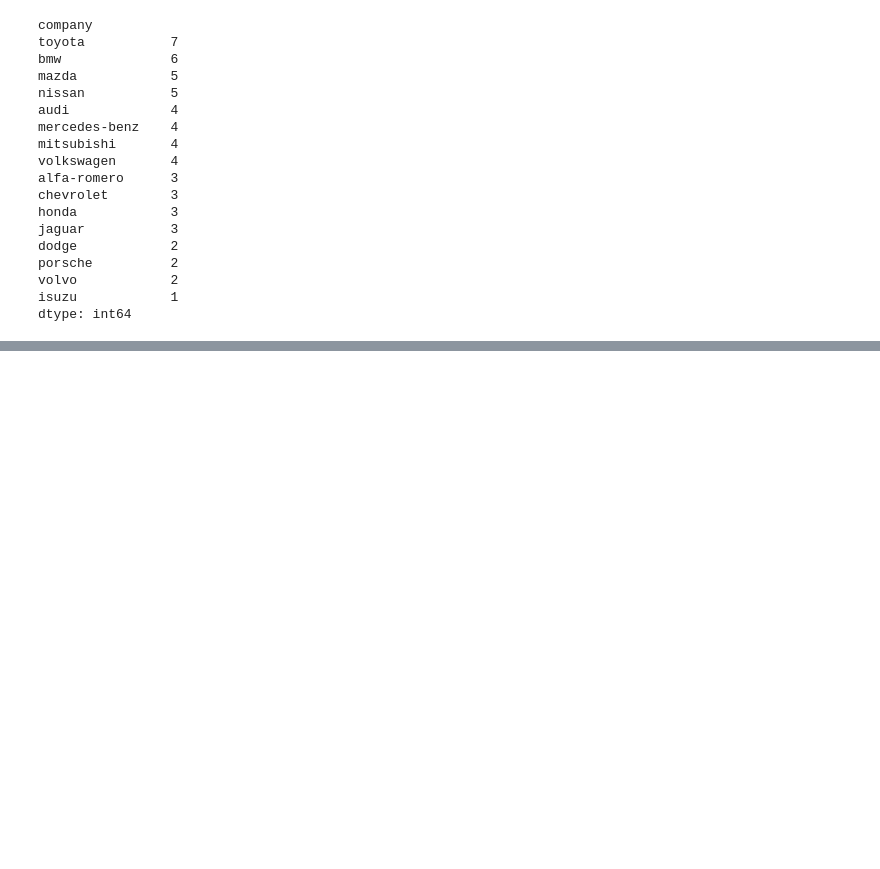
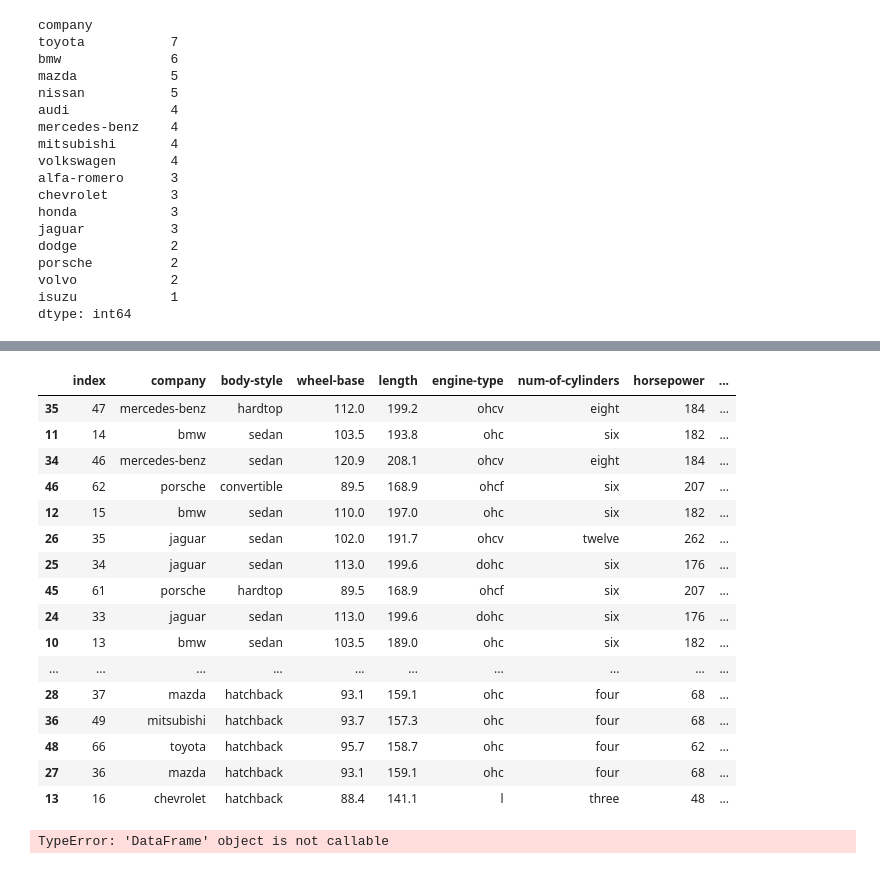
Before and after one commit to AyoubDaoudia/python-bootcamp, a Jupyter notebook: exercices/part3/Untitled.ipynb, the cells around one changed output, grey strips where cells are left out. Drawn from its saved outputs; the diff is of its cells as text; code cells hidden in the pictures; blank space fills up the shorter version.

```diff
--- a/exercices/part3/Untitled.ipynb
+++ b/exercices/part3/Untitled.ipynb
@@ -111,0 +138,27 @@ det =
+# %%
+df.sort_values('price',ascending = False)
+# %% [output]
+|  | index | company | body-style | wheel-base | length | engine-type | num-of-cylinders | horsepower | ... |
+| 35 | 47 | mercedes-benz | hardtop | 112.0 | 199.2 | ohcv | eight | 184 | ... |
+| 11 | 14 | bmw | sedan | 103.5 | 193.8 | ohc | six | 182 | ... |
+| 34 | 46 | mercedes-benz | sedan | 120.9 | 208.1 | ohcv | eight | 184 | ... |
+| 46 | 62 | porsche | convertible | 89.5 | 168.9 | ohcf | six | 207 | ... |
+| 12 | 15 | bmw | sedan | 110.0 | 197.0 | ohc | six | 182 | ... |
+| 26 | 35 | jaguar | sedan | 102.0 | 191.7 | ohcv | twelve | 262 | ... |
+| 25 | 34 | jaguar | sedan | 113.0 | 199.6 | dohc | six | 176 | ... |
+| 45 | 61 | porsche | hardtop | 89.5 | 168.9 | ohcf | six | 207 | ... |
+| 24 | 33 | jaguar | sedan | 113.0 | 199.6 | dohc | six | 176 | ... |
+| 10 | 13 | bmw | sedan | 103.5 | 189.0 | ohc | six | 182 | ... |
+| ... | ... | ... | ... | ... | ... | ... | ... | ... | ... |
+| 28 | 37 | mazda | hatchback | 93.1 | 159.1 | ohc | four | 68 | ... |
+| 36 | 49 | mitsubishi | hatchback | 93.7 | 157.3 | ohc | four | 68 | ... |
+| 48 | 66 | toyota | hatchback | 95.7 | 158.7 | ohc | four | 62 | ... |
+| 27 | 36 | mazda | hatchback | 93.1 | 159.1 | ohc | four | 68 | ... |
+| 13 | 16 | chevrolet | hatchback | 88.4 | 141.1 | l | three | 48 | ... |
+# %%
+GermanCars = df([['Ford', 'Mercedes', 'BMV', 'Audi']])
+japaneseCars = df([['Toyota', 'Honda', 'Nissan', 'Mitsubishi ']])
+
+pd.concat([GermanCars,japaneseCars])
+# %% [output]
+TypeError: 'DataFrame' object is not callable
```
Also changed, not shown: parts of 4 cells of this notebook.
